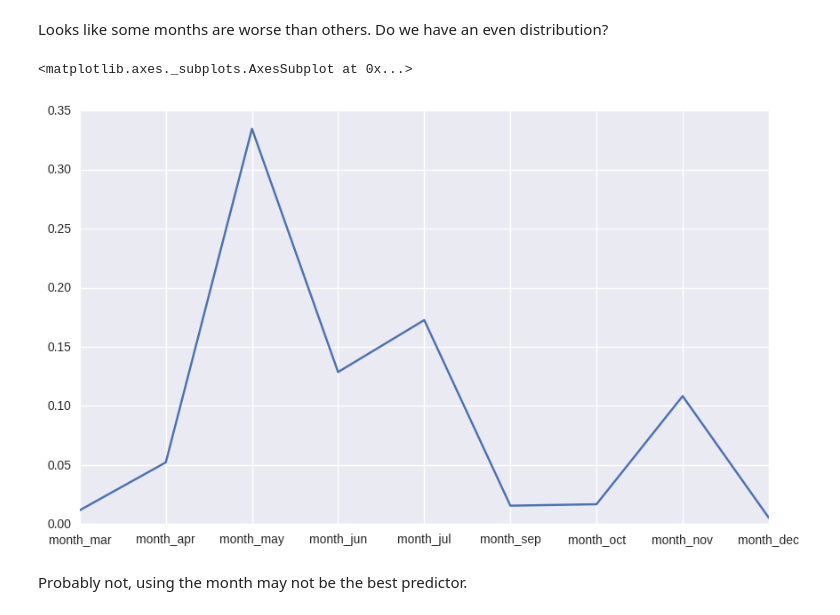
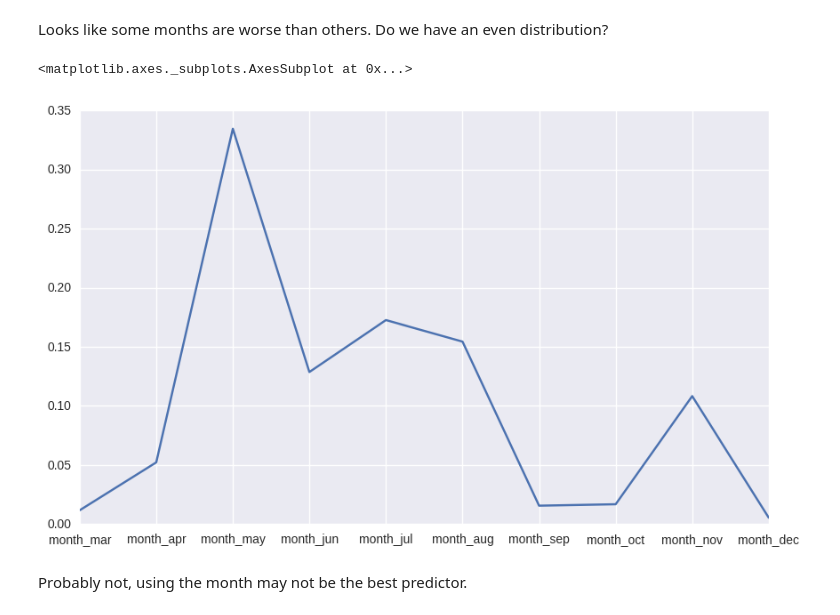
Before and after one commit to de-code/dataset-analysis, a Jupyter notebook: bank-additional-2016-11-16/analysis.ipynb, the cells around one changed output. Cells and saved outputs as stored; diff of their text form; code cells hidden in the pictures.

Commit message:
Added missing month (Aug)

```diff
--- a/bank-additional-2016-11-16/analysis.ipynb
+++ b/bank-additional-2016-11-16/analysis.ipynb
@@ -295,11 +299,11 @@ Looks like some months are worse than others. Do we have an even distribution?
 # %%
 # January and Feburary do not seem to be in the dataset, include the months that are
 data[[
-  "month_mar", "month_apr", "month_may", "month_jun" , "month_jul", "month_sep", "month_oct", "month_nov", "month_dec"
+  "month_mar", "month_apr", "month_may", "month_jun" , "month_jul", "month_aug", "month_sep", "month_oct", "month_nov", "month_dec"
 ]].mean().plot()
 # %% [output]
 <matplotlib.axes._subplots.AxesSubplot at 0x...>
-[figure, old version]
+[figure, new version]
 # %% [markdown]
 Probably not, using the month may not be the best predictor.
 # %% [markdown]
```
Also changed, not shown: parts of 12 cells of this notebook.
